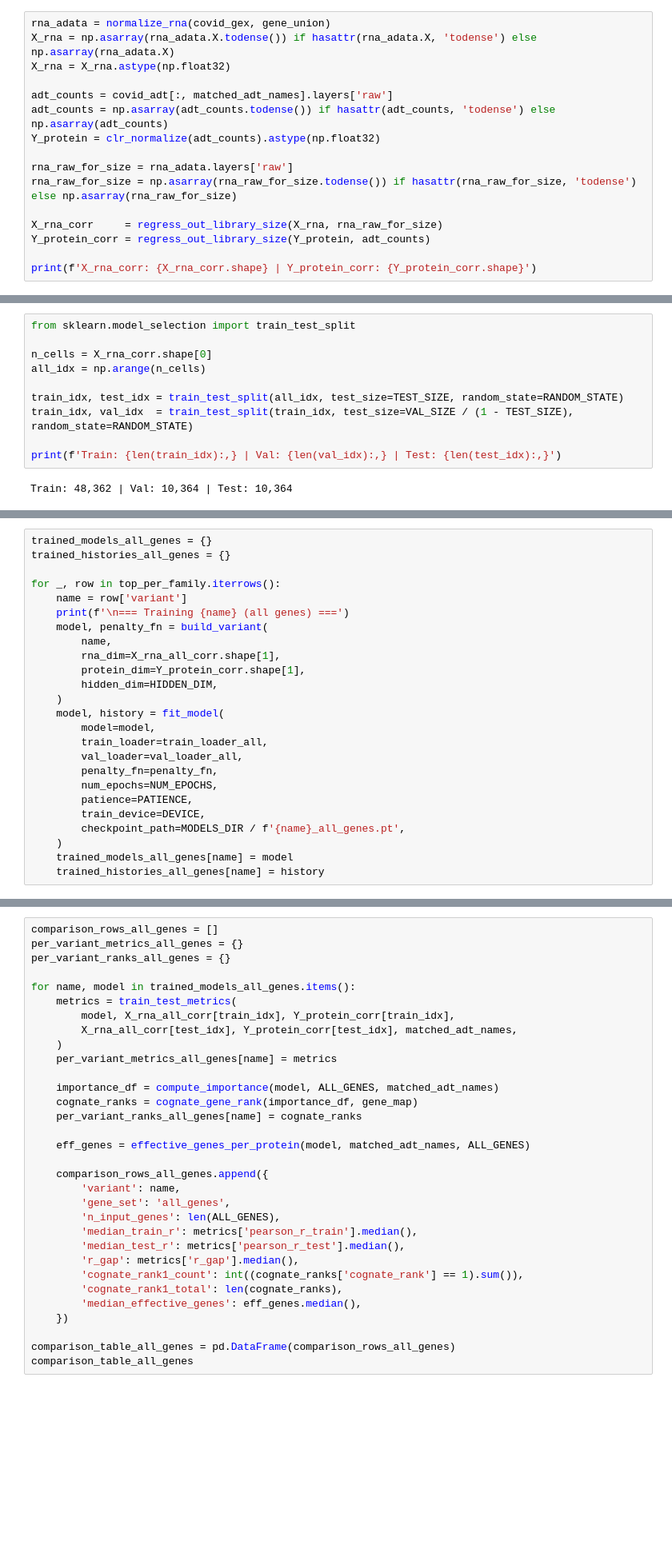
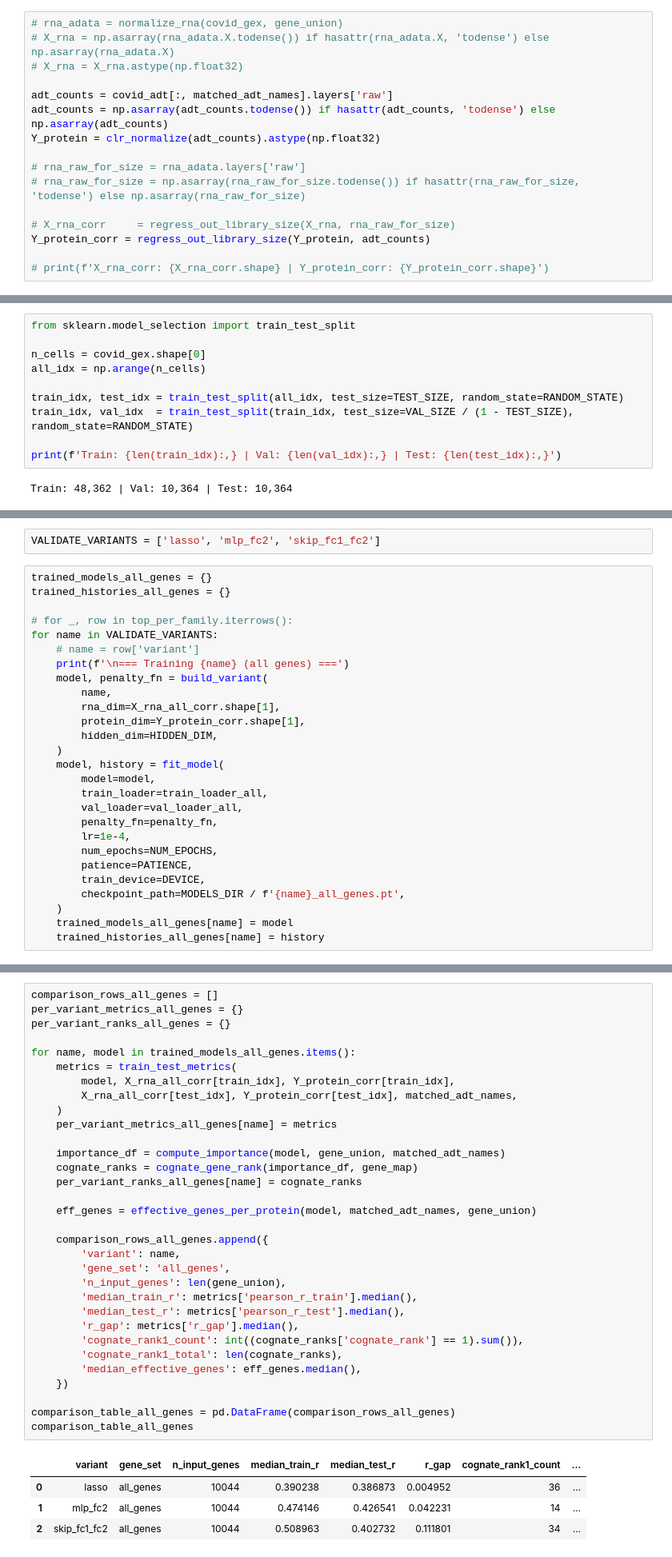
Before and after one commit to fshokor/covid-citeseq, a Jupyter notebook: notebooks/nb11_mlp_variant_comparison.ipynb, the cells around one changed output, grey strips where cells are left out. Shown at 80% size. Saved outputs shown, nothing was run; the diff lists cells and outputs as text; blank space fills up the shorter version.

Commit message:
comparing models

```diff
--- a/notebooks/nb11_mlp_variant_comparison.ipynb
+++ b/notebooks/nb11_mlp_variant_comparison.ipynb
@@ -145,18 +147,18 @@ Gene union: 2092
 Log1p(CP10k) RNA, CLR protein, library-size regression on both -- unchanged so
 results are comparable to the historical notebooks.
 # %%
-rna_adata = normalize_rna(covid_gex, gene_union)
-X_rna = np.asarray(rna_adata.X.todense()) if hasattr(rna_adata.X, 'todense') else np.asarray(rna_adata.X)
-X_rna = X_rna.astype(np.float32)
+# rna_adata = normalize_rna(covid_gex, gene_union)
+# X_rna = np.asarray(rna_adata.X.todense()) if hasattr(rna_adata.X, 'todense') else np.asarray(rna_adata.X)
+# X_rna = X_rna.astype(np.float32)
 
 adt_counts = covid_adt[:, matched_adt_names].layers['raw']
 adt_counts = np.asarray(adt_counts.todense()) if hasattr(adt_counts, 'todense') else np.asarray(adt_counts)
 Y_protein = clr_normalize(adt_counts).astype(np.float32)
 
-rna_raw_for_size = rna_adata.layers['raw']
-rna_raw_for_size = np.asarray(rna_raw_for_size.todense()) if hasattr(rna_raw_for_size, 'todense') else np.asarray(rna_raw_for_size)
+# rna_raw_for_size = rna_adata.layers['raw']
+# rna_raw_for_size = np.asarray(rna_raw_for_size.todense()) if hasattr(rna_raw_for_size, 'todense') else np.asarray(rna_raw_for_size)
 
-X_rna_corr     = regress_out_library_size(X_rna, rna_raw_for_size)
+# X_rna_corr     = regress_out_library_size(X_rna, rna_raw_for_size)
 Y_protein_corr = regress_out_library_size(Y_protein, adt_counts)
 
-print(f'X_rna_corr: {X_rna_corr.shape} | Y_protein_corr: {Y_protein_corr.shape}')
+# print(f'X_rna_corr: {X_rna_corr.shape} | Y_protein_corr: {Y_protein_corr.shape}')
@@ -167,7 +167,7 @@ X_rna_corr: (69090, 2092) | Y_protein_corr: (69090, 163)
 # %%
 from sklearn.model_selection import train_test_split
 
-n_cells = X_rna_corr.shape[0]
+n_cells = covid_gex.shape[0]
 all_idx = np.arange(n_cells)
 
 train_idx, test_idx = train_test_split(all_idx, test_size=TEST_SIZE, random_state=RANDOM_STATE)
@@ -561,12 +600,15 @@ train_loader_all = make_loader(X_rna_all_corr, Y_protein_corr, train_idx, BATCH_
 val_loader_all   = make_loader(X_rna_all_corr, Y_protein_corr, val_idx,   BATCH_SIZE, shuffle=False)
 # %% [markdown]
 ### Train the 3 top variants on all genes
+# %%
+VALIDATE_VARIANTS = ['lasso', 'mlp_fc2', 'skip_fc1_fc2']
 # %%
 trained_models_all_genes = {}
 trained_histories_all_genes = {}
 
-for _, row in top_per_family.iterrows():
-    name = row['variant']
+# for _, row in top_per_family.iterrows():
+for name in VALIDATE_VARIANTS:
+    # name = row['variant']
     print(f'\n=== Training {name} (all genes) ===')
     model, penalty_fn = build_variant(
         name,
@@ -579,6 +621,7 @@ for _, row in top_per_family.iterrows():
         train_loader=train_loader_all,
         val_loader=val_loader_all,
         penalty_fn=penalty_fn,
+        lr=1e-4,
         num_epochs=NUM_EPOCHS,
         patience=PATIENCE,
         train_device=DEVICE,
@@ -592,35 +653,40 @@ Same metrics as the main sweep, but `compute_importance` / `cognate_gene_rank` n
 # %%
 comparison_rows_all_genes = []
 per_variant_metrics_all_genes = {}
 per_variant_ranks_all_genes = {}
 
 for name, model in trained_models_all_genes.items():
     metrics = train_test_metrics(
         model, X_rna_all_corr[train_idx], Y_protein_corr[train_idx],
         X_rna_all_corr[test_idx], Y_protein_corr[test_idx], matched_adt_names,
     )
     per_variant_metrics_all_genes[name] = metrics
 
-    importance_df = compute_importance(model, ALL_GENES, matched_adt_names)
+    importance_df = compute_importance(model, gene_union, matched_adt_names)
     cognate_ranks = cognate_gene_rank(importance_df, gene_map)
     per_variant_ranks_all_genes[name] = cognate_ranks
 
-    eff_genes = effective_genes_per_protein(model, matched_adt_names, ALL_GENES)
+    eff_genes = effective_genes_per_protein(model, matched_adt_names, gene_union)
 
     comparison_rows_all_genes.append({
         'variant': name,
         'gene_set': 'all_genes',
-        'n_input_genes': len(ALL_GENES),
+        'n_input_genes': len(gene_union),
         'median_train_r': metrics['pearson_r_train'].median(),
         'median_test_r': metrics['pearson_r_test'].median(),
         'r_gap': metrics['r_gap'].median(),
         'cognate_rank1_count': int((cognate_ranks['cognate_rank'] == 1).sum()),
         'cognate_rank1_total': len(cognate_ranks),
         'median_effective_genes': eff_genes.median(),
     })
 
 comparison_table_all_genes = pd.DataFrame(comparison_rows_all_genes)
 comparison_table_all_genes
+# %% [output]
+|  | variant | gene_set | n_input_genes | median_train_r | median_test_r | r_gap | cognate_rank1_count | ... |
+| 0 | lasso | all_genes | 10044 | 0.390238 | 0.386873 | 0.004952 | 36 | ... |
+| 1 | mlp_fc2 | all_genes | 10044 | 0.474146 | 0.426541 | 0.042231 | 14 | ... |
+| 2 | skip_fc1_fc2 | all_genes | 10044 | 0.508963 | 0.402732 | 0.111801 | 34 | ... |
 # %% [markdown]
 ### Side-by-side: matched+HVG union vs. all genes
 For each of the 3 selected variants, does the full gene set help, hurt, or make no difference?
```
Also changed, not shown: parts of 13 cells of this notebook, 1 other file.
